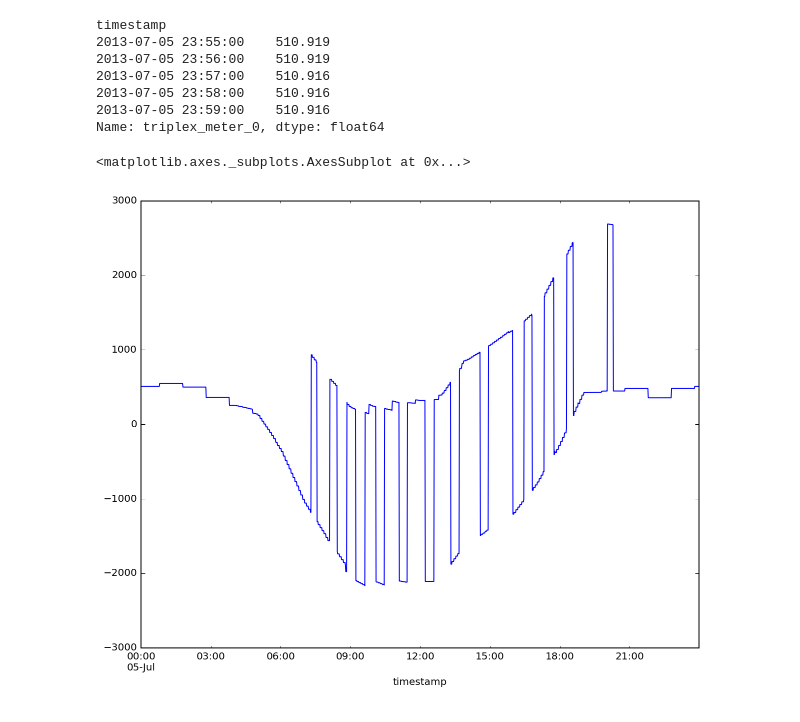
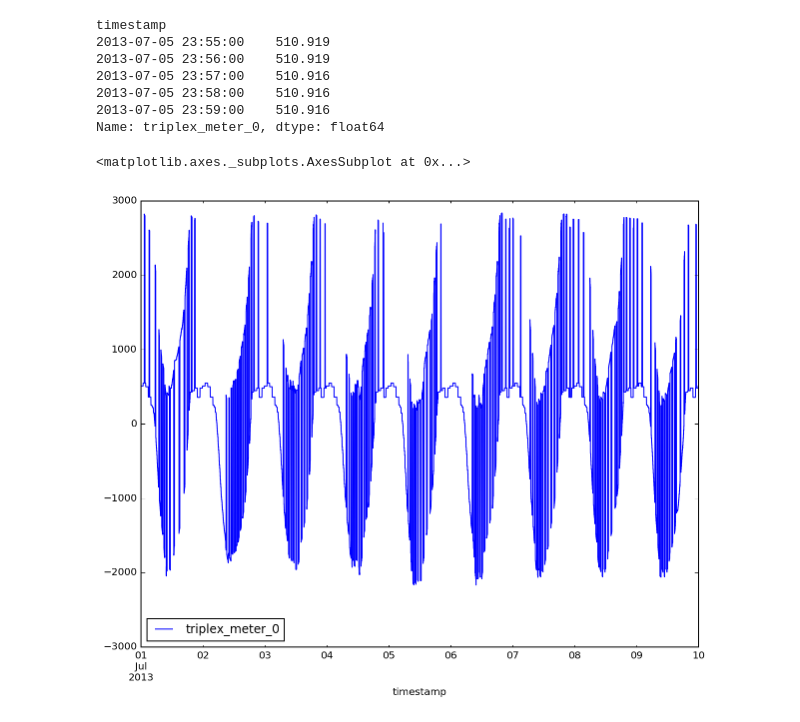
Before and after one commit to mlunacek/csdms_2016, a Jupyter notebook: notebooks/01_getting_started.ipynb, the cells around one changed output. Saved outputs shown, nothing was run; the diff lists cells and outputs as text; code cells hidden in the pictures.

```diff
--- a/notebooks/01_getting_started.ipynb
+++ b/notebooks/01_getting_started.ipynb
@@ -185,8 +212,8 @@ timestamp
 2013-07-05 23:58:00    510.916
 2013-07-05 23:59:00    510.916
 Name: triplex_meter_0, dtype: float64
-# %%
-df.ix['2013-07-05 00:00:00':'2013-07-05 23:59:00', 'triplex_meter_0'].plot()
-# %% [output]
-<matplotlib.axes._subplots.AxesSubplot at 0x...>
-[figure, removed]
+# %%
+df[['triplex_meter_0']].plot()
+# %% [output]
+<matplotlib.axes._subplots.AxesSubplot at 0x...>
+[figure, added]
```
Also changed, not shown: parts of 10 cells of this notebook, 12 other files.
